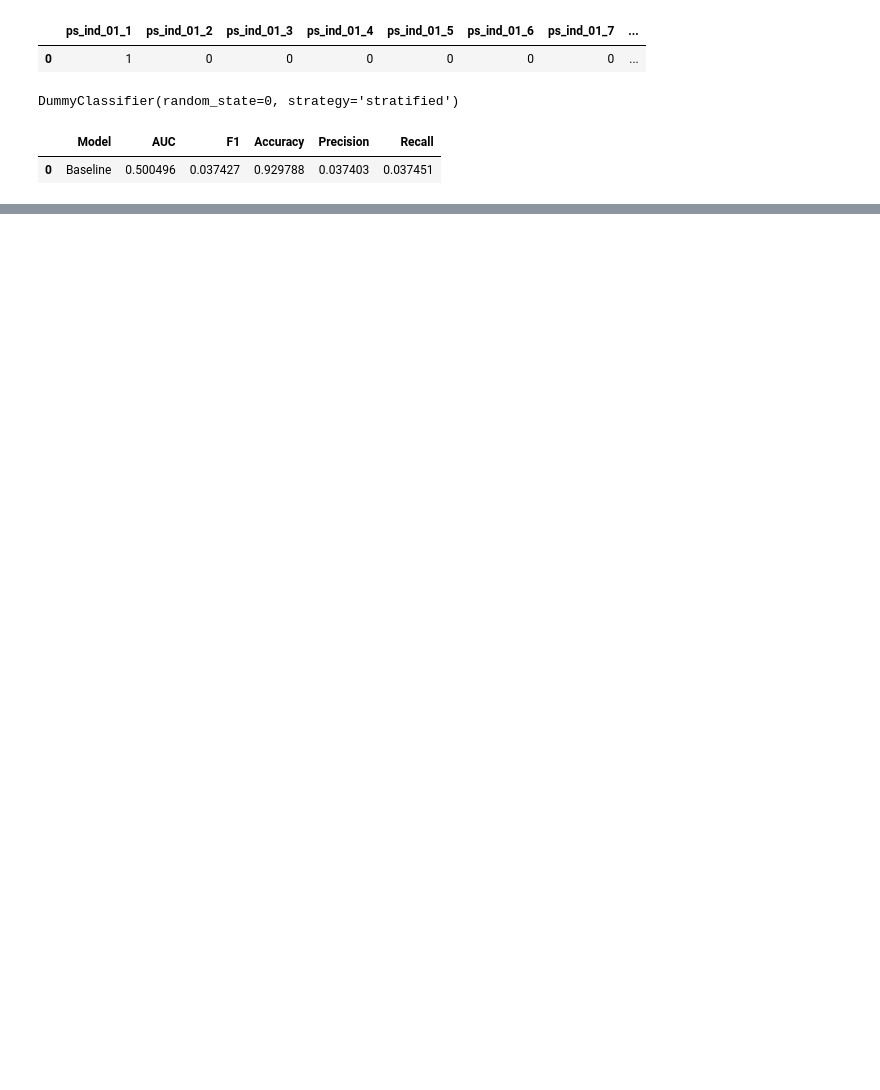
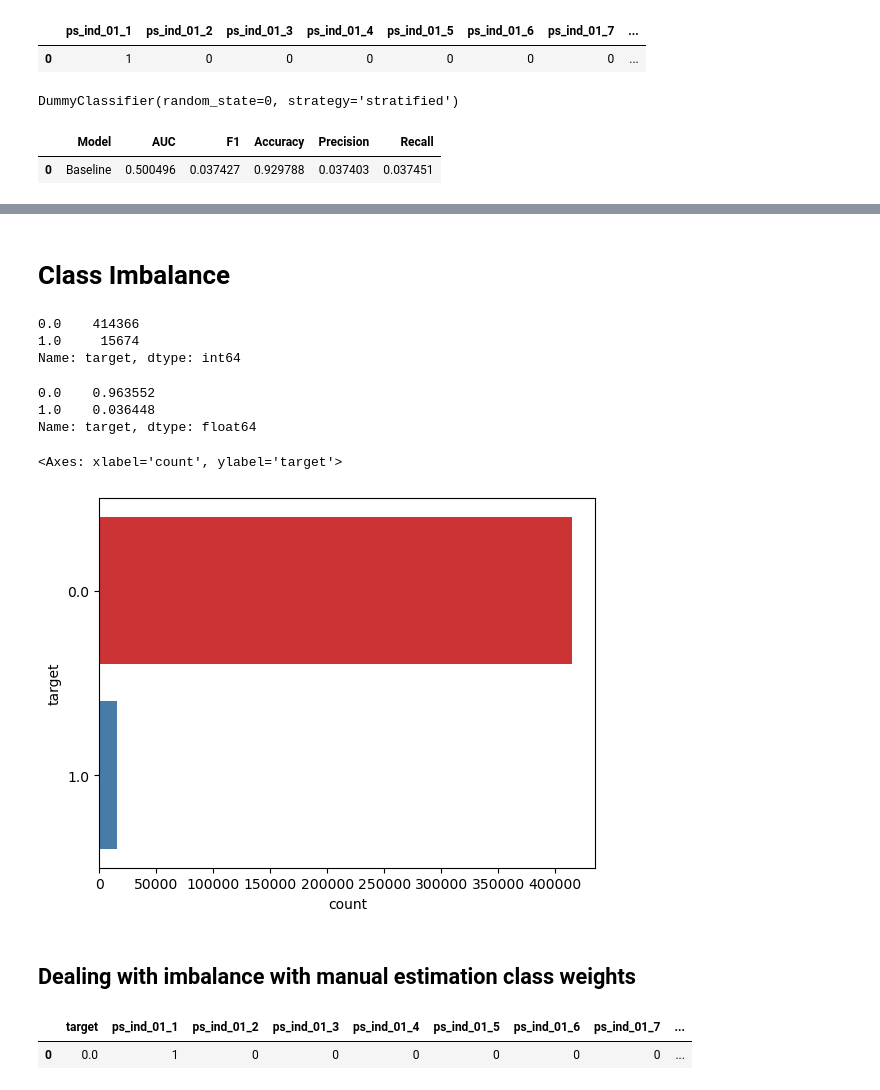
Before and after one commit to NeonStone7/Project_End_to_end_insurance_prediction, a Jupyter notebook: play/2_model_selection.ipynb, the cells around one changed output, grey strips where cells are left out. Drawn from its saved outputs; the diff is of its cells as text; code cells hidden in the pictures; blank space fills up the shorter version.

Commit message:
Added model_selection

```diff
--- a/play/2_model_selection.ipynb
+++ b/play/2_model_selection.ipynb
@@ -162,0 +169,13 @@ config['Model_Selection']['input_features'] = all_columns
+# %%
+config['Model_Selection']['Input_data'] = {}
+
+full_train_new_key = 'model_selection/input_data/full_train.csv'
+reduced_train_new_key = 'model_selection/input_data/reduced_train.csv'
+validation_new_key = 'model_selection/input_data/validation.csv'
+test_new_key = 'model_selection/input_data/test.csv'
+
+
+config['Model_Selection']['Input_data']['full_train'] = full_train_new_key
+config['Model_Selection']['Input_data']['reduced_train'] = reduced_train_new_key
+config['Model_Selection']['Input_data']['validation'] = validation_new_key
+config['Model_Selection']['Input_data']['test'] = test_new_key
@@ -210,0 +272,23 @@ metrics_dummy
+# %% [markdown]
+# Class Imbalance
+# %%
+reduced_train[config['EDA']['target']].value_counts()
+# %% [output]
+0.0    414366
+1.0     15674
+Name: target, dtype: int64
+# %%
+config['Model_Selection']['target_distribution'] = reduced_train[config['EDA']['target']].value_counts().to_dict()
+# %%
+reduced_train[config['EDA']['target']].value_counts(normalize = True)
+# %% [output]
+0.0    0.963552
+1.0    0.036448
+Name: target, dtype: float64
+# %%
+sns.countplot(data = reduced_train, y = config['EDA']['target'], palette = 'Set1')
+# %% [output]
+<Axes: xlabel='count', ylabel='target'>
+[figure, added]
+# %% [markdown]
+## Dealing with imbalance with manual estimation class weights
@@ -210,0 +303,6 @@ metrics_dummy
+# %%
+temp = pd.concat([ytrain_dummy, xtrain_dummy], axis = 1)
+temp[:1]
+# %% [output]
+|  | target | ps_ind_01_1 | ps_ind_01_2 | ps_ind_01_3 | ps_ind_01_4 | ps_ind_01_5 | ps_ind_01_6 | ps_ind_01_7 | ... |
+| 0 | 0.0 | 1 | 0 | 0 | 0 | 0 | 0 | 0 | ... |
```
Also changed, not shown: parts of 91 cells of this notebook, 6 other files.
